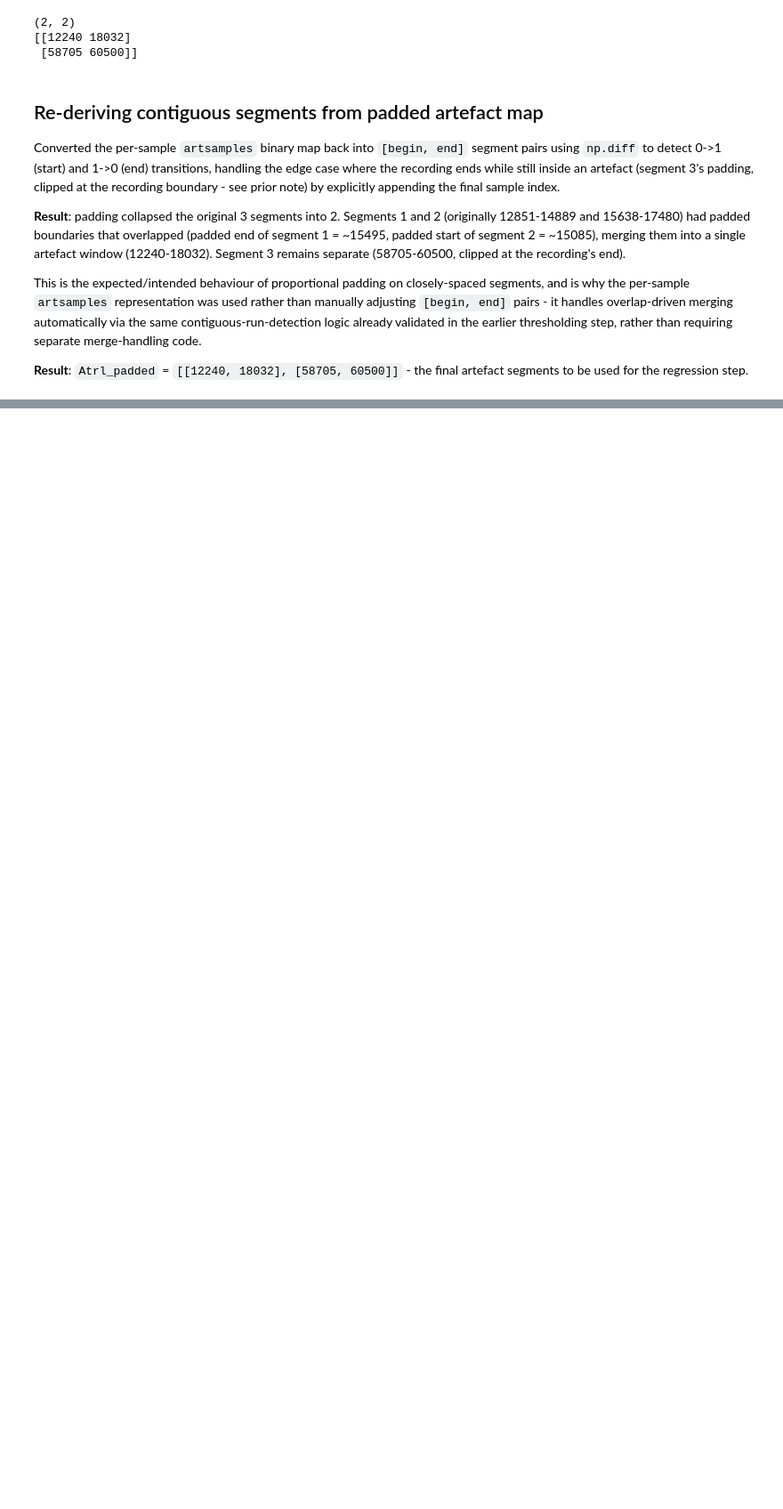
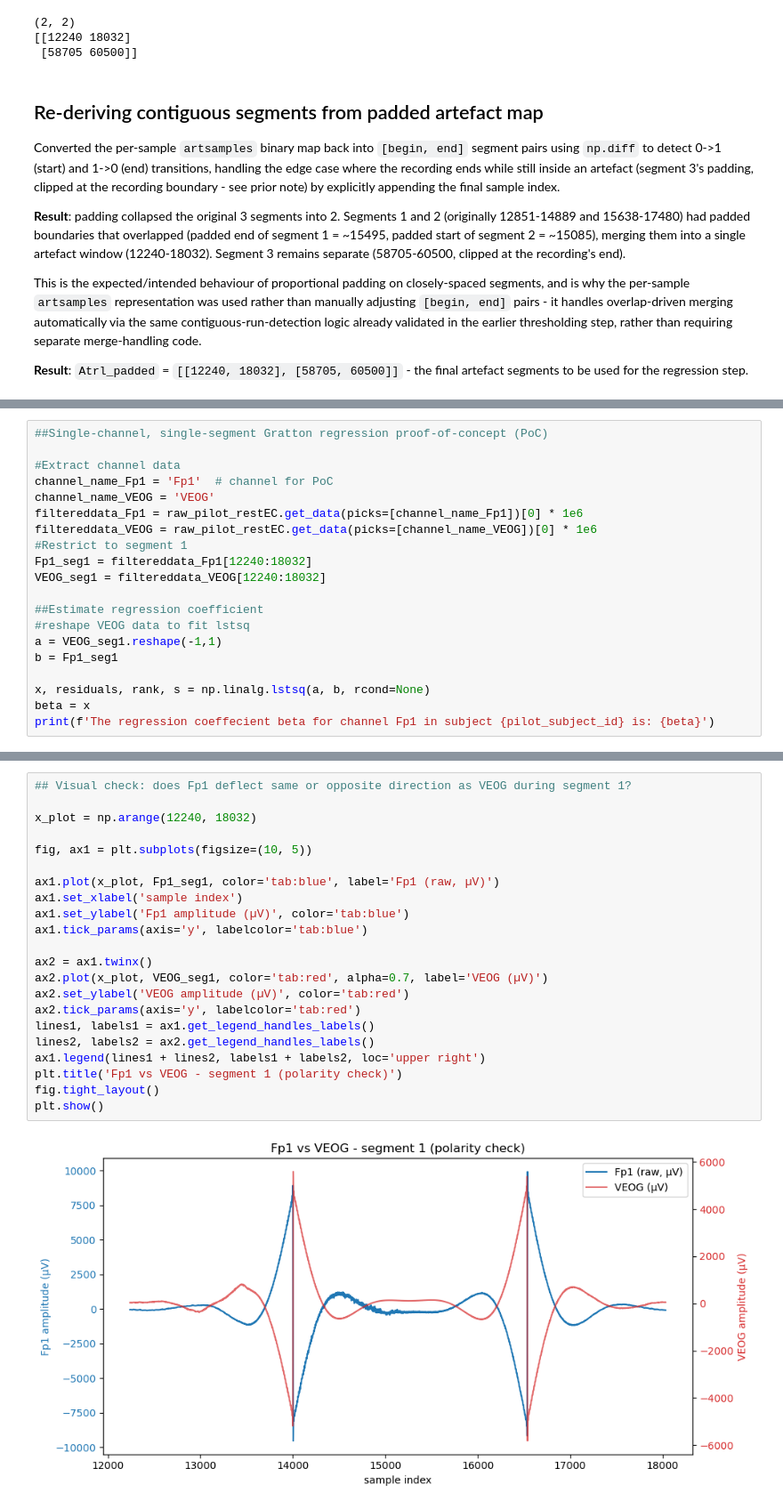
Before and after one commit to romy-weinstock/eeg-rtms-response-prediction, a Jupyter notebook: notebooks/02_preprocessing_pilot.ipynb, the cells around one changed output, grey strips where cells are left out. Shown at 89% size. Cells and saved outputs as stored; diff of their text form; blank space fills up the shorter version.

```diff
--- a/notebooks/02_preprocessing_pilot.ipynb
+++ b/notebooks/02_preprocessing_pilot.ipynb
@@ -615,0 +625,20 @@ This is the expected/intended behaviour of proportional padding on closely-space
+# %%
+##Single-channel, single-segment Gratton regression proof-of-concept (PoC)
+
+#Extract channel data
+channel_name_Fp1 = 'Fp1'  # channel for PoC
+channel_name_VEOG = 'VEOG'
+filtereddata_Fp1 = raw_pilot_restEC.get_data(picks=[channel_name_Fp1])[0] * 1e6
+filtereddata_VEOG = raw_pilot_restEC.get_data(picks=[channel_name_VEOG])[0] * 1e6
+#Restrict to segment 1
+Fp1_seg1 = filtereddata_Fp1[12240:18032]
+VEOG_seg1 = filtereddata_VEOG[12240:18032]
+
+##Estimate regression coefficient
+#reshape VEOG data to fit lstsq
+a = VEOG_seg1.reshape(-1,1)
+b = Fp1_seg1
+
+x, residuals, rank, s = np.linalg.lstsq(a, b, rcond=None)
+beta = x
+print(f'The regression coeffecient beta for channel Fp1 in subject {pilot_subject_id} is: {beta}')
@@ -615,0 +651,24 @@ This is the expected/intended behaviour of proportional padding on closely-space
+# %%
+## Visual check: does Fp1 deflect same or opposite direction as VEOG during segment 1?
+
+x_plot = np.arange(12240, 18032)
+
+fig, ax1 = plt.subplots(figsize=(10, 5))
+
+ax1.plot(x_plot, Fp1_seg1, color='tab:blue', label='Fp1 (raw, µV)')
+ax1.set_xlabel('sample index')
+ax1.set_ylabel('Fp1 amplitude (µV)', color='tab:blue')
+ax1.tick_params(axis='y', labelcolor='tab:blue')
+
+ax2 = ax1.twinx()
+ax2.plot(x_plot, VEOG_seg1, color='tab:red', alpha=0.7, label='VEOG (µV)')
+ax2.set_ylabel('VEOG amplitude (µV)', color='tab:red')
+ax2.tick_params(axis='y', labelcolor='tab:red')
+lines1, labels1 = ax1.get_legend_handles_labels()
+lines2, labels2 = ax2.get_legend_handles_labels()
+ax1.legend(lines1 + lines2, labels1 + labels2, loc='upper right')
+plt.title('Fp1 vs VEOG - segment 1 (polarity check)')
+fig.tight_layout()
+plt.show()
+# %% [output]
+[figure, added]
```
Also changed, not shown: parts of 23 cells of this notebook, 1 other file.
